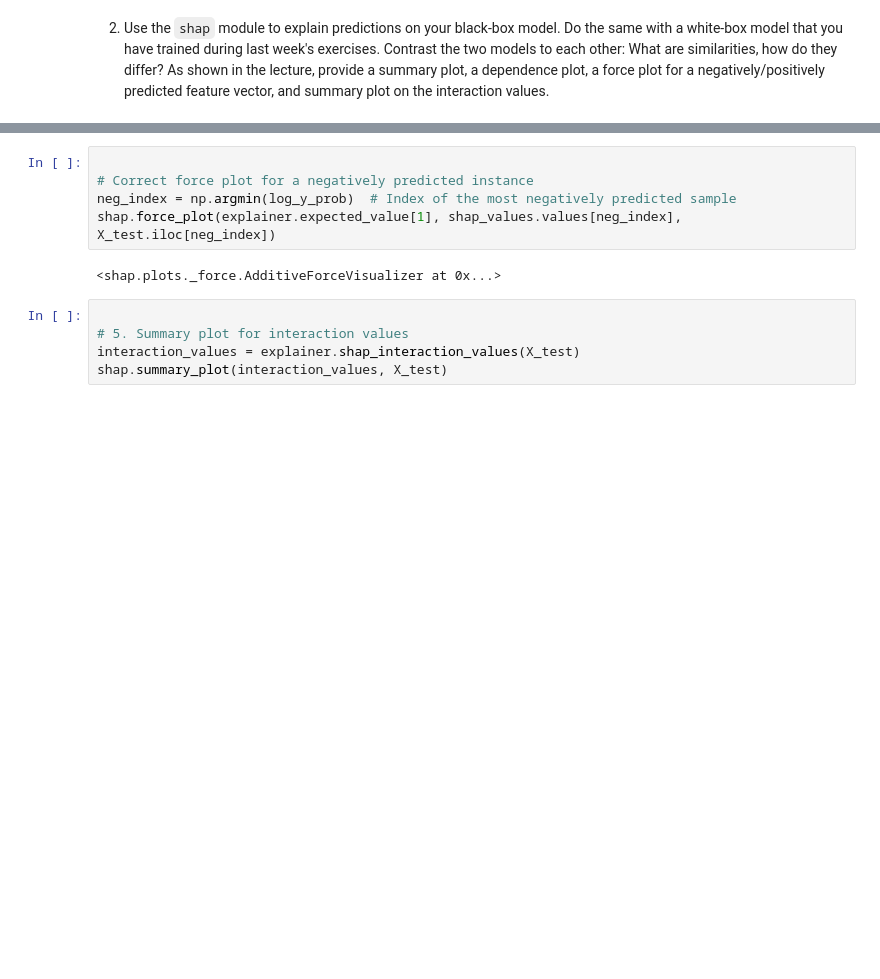
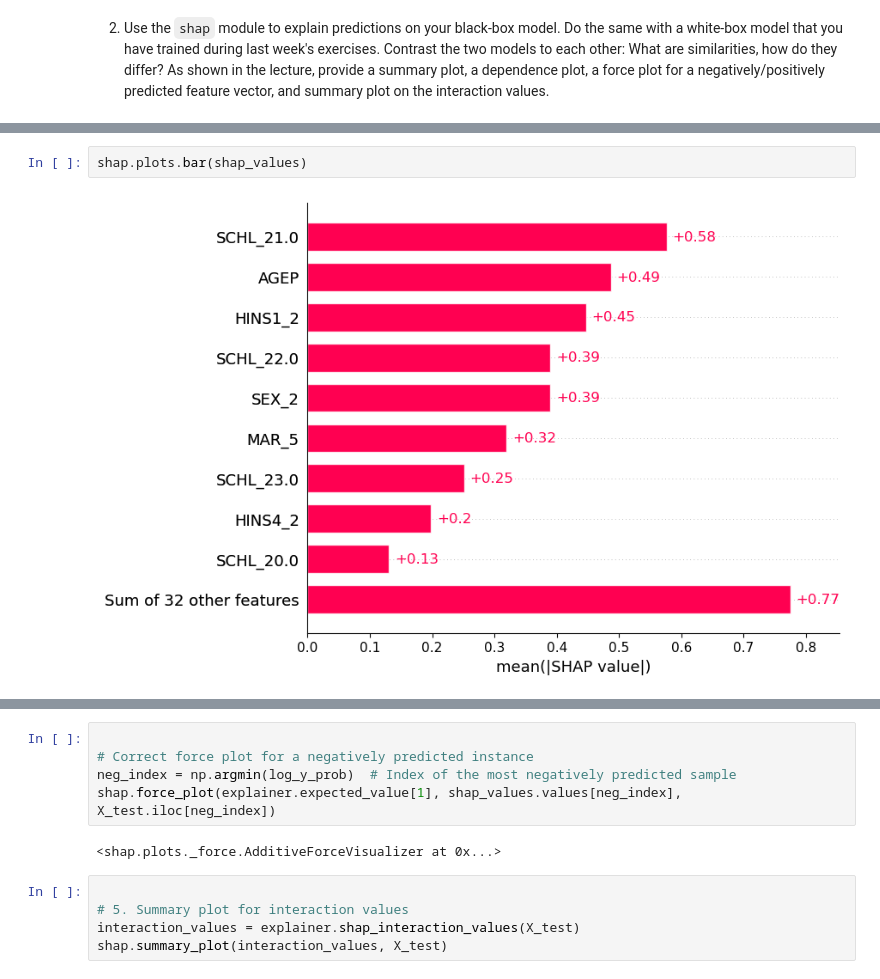
Before and after one commit to AlteaF/Algorithmic_Fairness_2025, a Jupyter notebook: ex4/afae24-exercise4.ipynb, the cells around one changed output, grey strips where cells are left out. Drawn from its saved outputs; the diff is of its cells as text; blank space fills up the shorter version.

```diff
--- a/ex4/afae24-exercise4.ipynb
+++ b/ex4/afae24-exercise4.ipynb
@@ -177,0 +126,4 @@ No data for colormapping provided via 'c'. Parameters 'vmin', 'vmax' will be ign
+# %%
+shap.plots.bar(shap_values)
+# %% [output]
+[figure, added]
```
Also changed, not shown: parts of 31 cells of this notebook, 1 other file.
